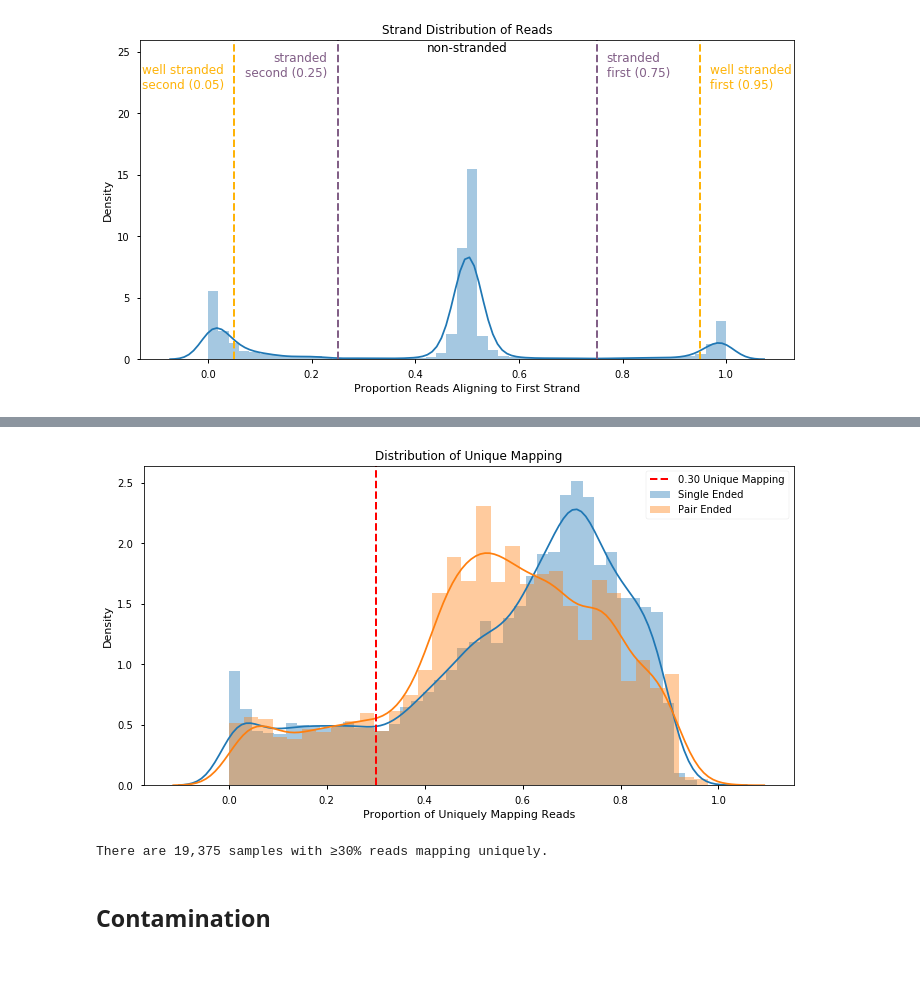
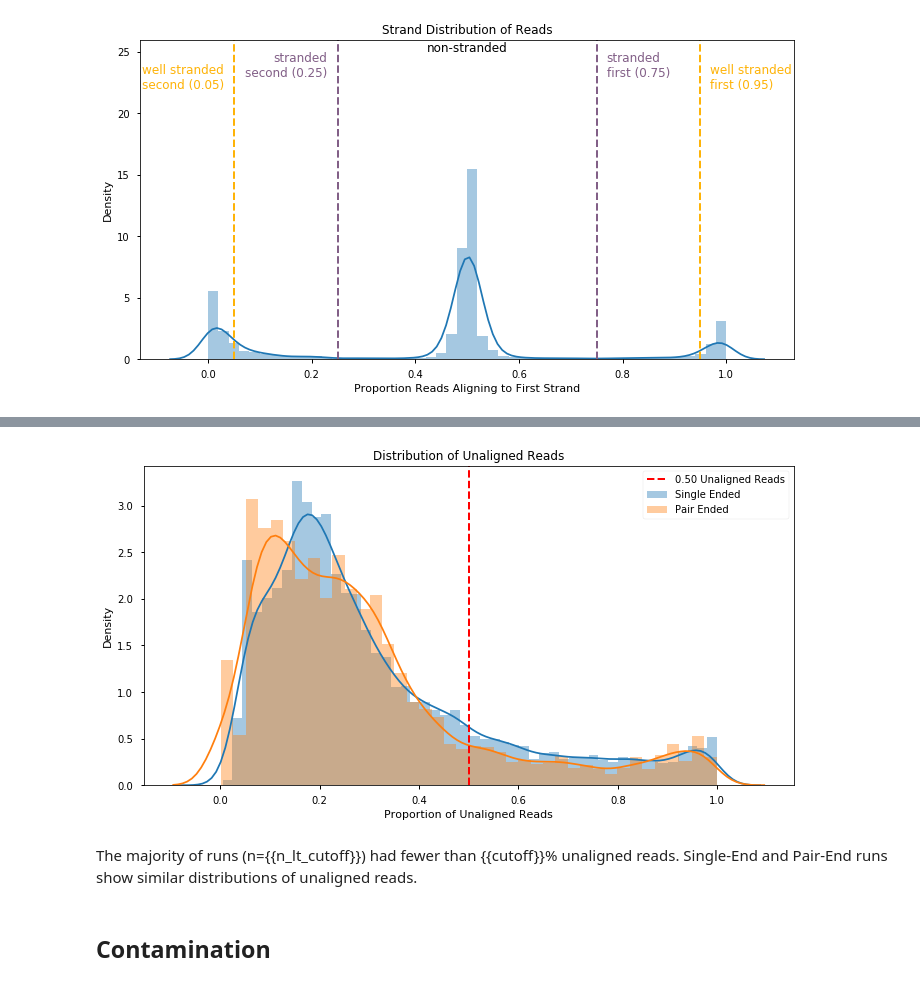
Before and after one commit to jfear/ncbi_remap, a Jupyter notebook: notebook/deliver/prealn-wf_qc.ipynb, the cells around one changed output, grey strips where cells are left out. Saved outputs shown, nothing was run; the diff lists cells and outputs as text; code cells hidden in the pictures.

Commit message:
Updates QC summary.

```diff
--- a/notebook/deliver/prealn-wf_qc.ipynb
+++ b/notebook/deliver/prealn-wf_qc.ipynb
@@ -14,14 +14,15 @@ import seaborn as sns
 sys.path.insert(0, '../../lib/python')
 from ncbi_remap.notebook import Nb
 from ncbi_remap.plotting import make_figs
+from ncbi_remap.io import add_table
 
 # Setup notebook
-nbconfig = Nb.setup_notebook(nb_name='prealn-wf')
+nbconfig = Nb.setup_notebook(nb_name='prealn-wf_qc')
 
 # Turn on cache
 from joblib import Memory
 memory = Memory(cachedir=nbconfig.cache, verbose=0)
 
 # Connect to data store
-store = pd.HDFStore('../../sra.h5', mode='r')
+store = pd.HDFStore('../../sra.h5')
 # %% [output]
@@ -64,8 +61,8 @@ def plot(store):
     df = store['prealn/workflow/fastq'][['srx', 'srr', 'libsize_R1']]
     fig, ax = plt.subplots(1, 1)
     sns.distplot(np.log10(df.libsize_R1), ax=ax)
-    ax.axvline(np.log10(1e6), ls='--', lw=2, color='r', label='1 million reads')
-    ax.axvline(np.log10(1e5), ls='--', lw=2, color=sns.xkcd_rgb['amber'], label='1 hundred thousand reads')
+    ax.axvline(np.log10(1e6), ls='--', lw=2, color='r', label='1,000,000 reads')
+    ax.axvline(np.log10(1e5), ls='--', lw=2, color=sns.xkcd_rgb['amber'], label='100,000 reads')
     ax.legend()
     ax.set_xlabel('log10 Number of Reads')
     ax.set_ylabel('Density')
@@ -95,9 +111,9 @@ def plot(store):
     df['len'] = df[['avgLen_R1', 'avgLen_R2']].max(axis=1)
 
     fig, ax = plt.subplots(1, 1)
-    sns.distplot(df.len, bins=100, ax=ax)
+    sns.distplot(df.len, bins=100, ax=ax, kde=False)
     ax.set_xlabel('Average Read Length')
-    ax.set_ylabel('Density')
+    ax.set_ylabel('Number of Runs (SRR)')
     ax.set_xlim(0, 200)
     ax.set_title('Read length distribution');
     ax.axvline(READLEN_CUTOFF, ls='--', lw=2, color='r', label='{} base pairs'.format(READLEN_CUTOFF))
@@ -188,33 +248,36 @@ Next I was interested in seeing if SRRs within an SRX have similar mapability. A
 # %%
-# Plot distribution of proportion uniquely mapping reads.
-@make_figs(nbconfig.fig_name('distplot_unique_mapping'), styles=nbconfig.styles_wide,
+# Plot distribution of unmapped reads.
+@make_figs(nbconfig.fig_name('distplot_unaligned'), styles=nbconfig.styles_wide,
            formats=nbconfig.formats)
 def plot(store):
-    se = store['prealn/workflow/hisat2/SE'][['srx', 'srr', 'num_reads', 'num_uniquely_aligned']]
-    se['prop_unique_aligned'] = se['num_uniquely_aligned'] / se['num_reads']
+    se = store['prealn/workflow/hisat2/SE'][['srx', 'srr', 'num_reads', 'num_unaligned']]
+    se['prop_unaligned'] = se['num_unaligned'] / se['num_reads']
 
-    pe = store['prealn/workflow/hisat2/PE'][['srx', 'srr', 'num_reads', 'num_concordant_reads_uniquely_aligned']]
-    pe['prop_unique_aligned'] = pe['num_concordant_reads_uniquely_aligned'] / pe['num_reads']
+    pe = store['prealn/workflow/hisat2/PE'][['srx', 'srr', 'num_reads', 'num_concordant_reads_unaligned']]
+    pe['prop_unaligned'] = pe['num_concordant_reads_unaligned'] / pe['num_reads']
 
     fig, ax = plt.subplots(1, 1)
-    sns.distplot(se.prop_unique_aligned, ax=ax, label='Single Ended')
-    sns.distplot(pe.prop_unique_aligned, ax=ax, label='Pair Ended')
-    ax.axvline(MAPPING_CUTOFF, color='r', ls='--', lw=2, label='{:0.2f} Unique Mapping'.format(MAPING_CUTOFF))
+    sns.distplot(se.prop_unaligned, ax=ax, label='Single Ended')
+    sns.distplot(pe.prop_unaligned, ax=ax, label='Pair Ended')
+    ax.axvline(UNALIGN_CUTOFF, color='r', ls='--', lw=2, label='{:0.2f} Unaligned Reads'.format(UNALIGN_CUTOFF))
     ax.legend()
-    ax.set_title('Distribution of Unique Mapping')
-    ax.set_xlabel('Proportion of Uniquely Mapping Reads')
+    ax.set_title('Distribution of Unaligned Reads')
+    ax.set_xlabel('Proportion of Unaligned Reads')
     ax.set_ylabel('Density');
 
 plot(store)
 # %% [output]
-[figure, old version]
+[figure, new version]
 # %%
 # Make flags
-from ncbi_remap.flagging import mappability
-mapping_ok = mappability(store, cutoff=MAPPING_CUTOFF)
-print('There are {:,} samples with ≥{:0.0f}% reads mapping uniquely.'.format(mapping_ok.shape[0], MAPPING_CUTOFF * 100))
+from ncbi_remap.prealn_wf import mappability
+mapping_ok = mappability(store, cutoff=UNALIGN_CUTOFF)
+
+# Summary
+cutoff = '{:.0f}'.format(UNALIGN_CUTOFF * 100)
+n_lt_cutoff = '{:,.0f}'.format(mapping_ok.shape[0])
-# %% [output]
-There are 19,375 samples with ≥30% reads mapping uniquely.
+# %% [markdown]
+The majority of runs (n={{n_lt_cutoff}}) had fewer than {{cutoff}}% unaligned reads. Single-End and Pair-End runs show similar distributions of  unaligned reads.
 # %% [markdown]
 ## Contamination
 # %% [markdown]
```
Also changed, not shown: parts of 45 cells of this notebook.
